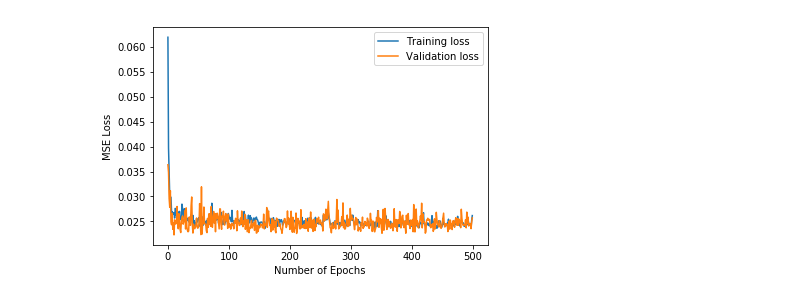
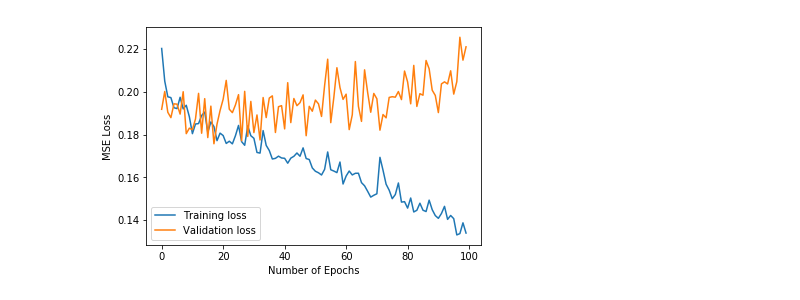
Before and after one commit to henryhao1991/Dota2-Win-Probability-Prediction, a Jupyter notebook: LSTM_training.ipynb, the cells around one changed output. Drawn from its saved outputs; the diff is of its cells as text; code cells hidden in the pictures.

Commit message:
LSTM baseline training class added.

```diff
--- a/LSTM_training.ipynb
+++ b/LSTM_training.ipynb
@@ -78,11 +15,23 @@ KeyboardInterrupt:
+# %%
+input_dim = 32
+hidden_dim = 50
+batch_size = 20
+num_epochs = 100
+total_num_games = 7000
+
+LSTM_baseline = TrainingAndEvaluation(input_dim, hidden_dim, num_epochs=num_epochs, model='LSTM_baseline', collate_fn=PadSequence,
+                                     batch_size=batch_size, total_num_games=total_num_games,
+                                      feature_folder='./data/mixed//features/', label_folder='./data/mixed/labels/')
+# %%
+results = LSTM_baseline.train()
 # %%
 plt.figure(0)
-plt.plot(ave_train_loss, label='Training loss')
-plt.plot(ave_val_loss, label='Validation loss')
+plt.plot(results['train_loss'], label='Training loss')
+plt.plot(results['val_loss'], label='Validation loss')
 plt.xlabel('Number of Epochs')
 plt.ylabel('MSE Loss')
 plt.legend()
 plt.show()
 # %% [output]
-[figure, old version]
+[figure, new version]
 # %%
```
Also changed, not shown: parts of 10 cells of this notebook, 4 other files.
